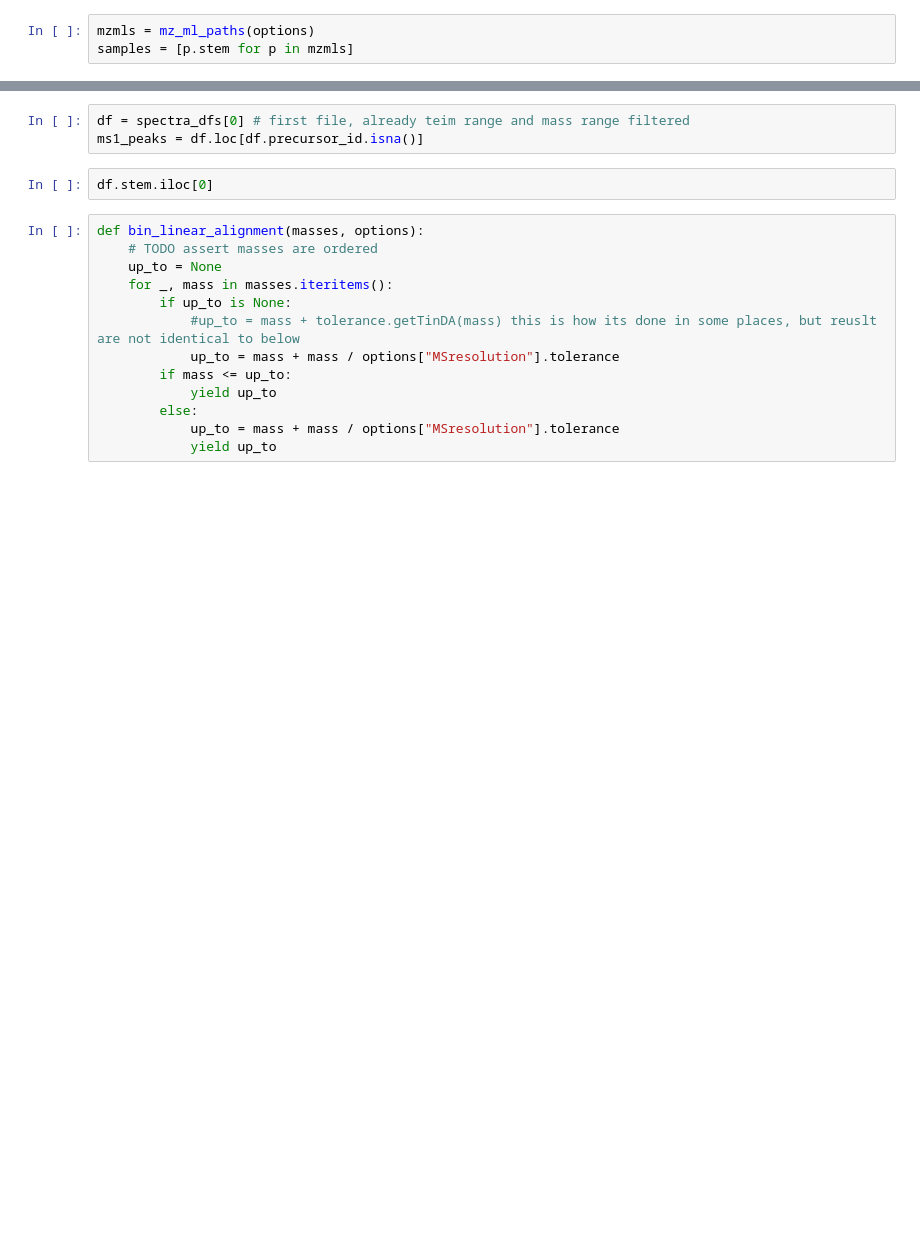
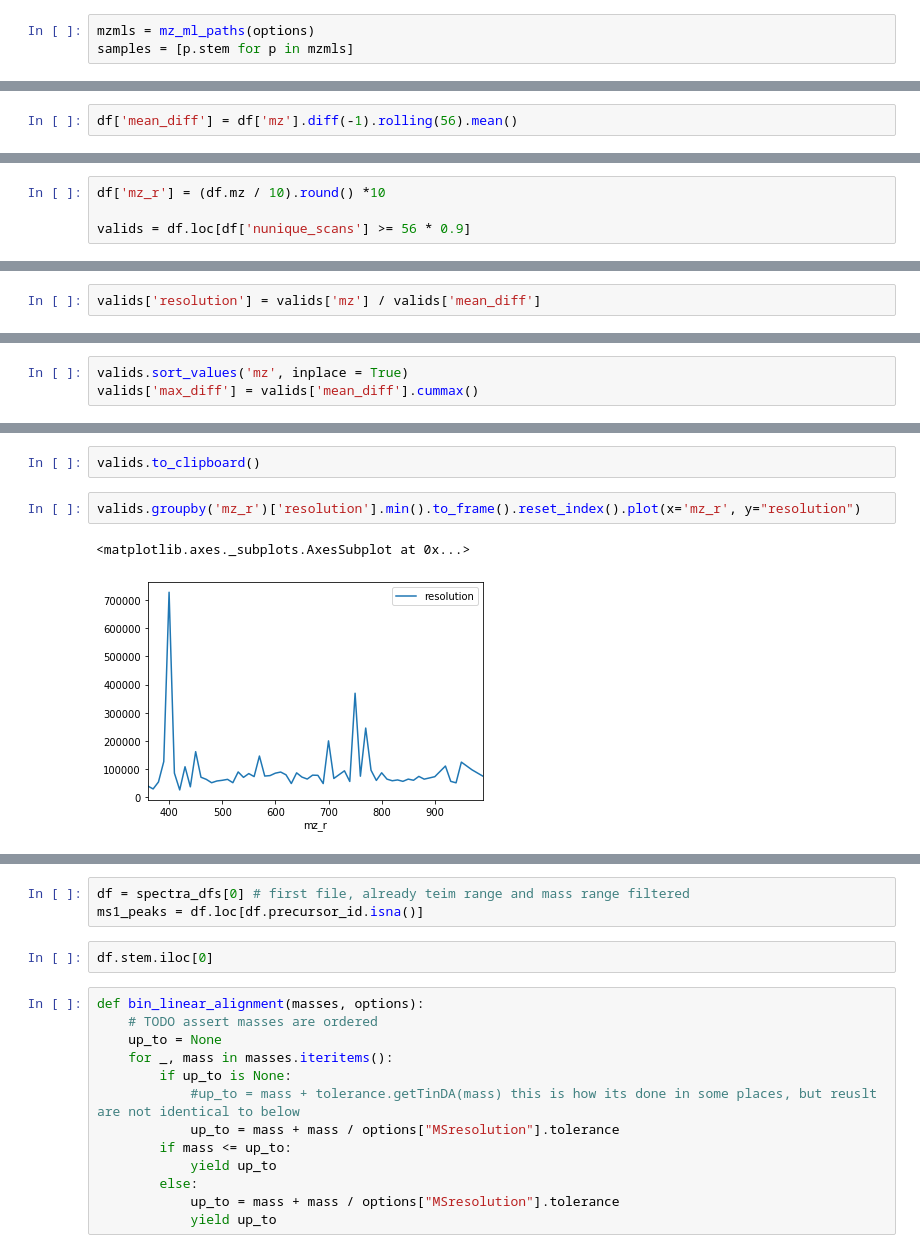
Before and after one commit to lifs-tools/lipidxplorer, a Jupyter notebook: lx1_refactor.ipynb, the cells around one changed output, grey strips where cells are left out. Saved outputs shown, nothing was run; the diff lists cells and outputs as text; blank space fills up the shorter version.

```diff
--- a/lx1_refactor.ipynb
+++ b/lx1_refactor.ipynb
@@ -14,0 +96,2 @@ spectra_dfs = spectra_2_df(options)
+# %%
+df['mean_diff'] = df['mz'].diff(-1).rolling(56).mean()
@@ -14,0 +106,4 @@ spectra_dfs = spectra_2_df(options)
+# %%
+df['mz_r'] = (df.mz / 10).round() *10
+
+valids = df.loc[df['nunique_scans'] >= 56 * 0.9]
@@ -14,0 +116,2 @@ spectra_dfs = spectra_2_df(options)
+# %%
+valids['resolution'] = valids['mz'] / valids['mean_diff']
@@ -14,0 +124,3 @@ spectra_dfs = spectra_2_df(options)
+# %%
+valids.sort_values('mz', inplace = True)
+valids['max_diff'] = valids['mean_diff'].cummax()
@@ -14,0 +136,7 @@ spectra_dfs = spectra_2_df(options)
+# %%
+valids.to_clipboard()
+# %%
+valids.groupby('mz_r')['resolution'].min().to_frame().reset_index().plot(x='mz_r', y="resolution")
+# %% [output]
+<matplotlib.axes._subplots.AxesSubplot at 0x...>
+[figure, added]
```
Also changed, not shown: parts of 35 cells of this notebook, 33 other files.
